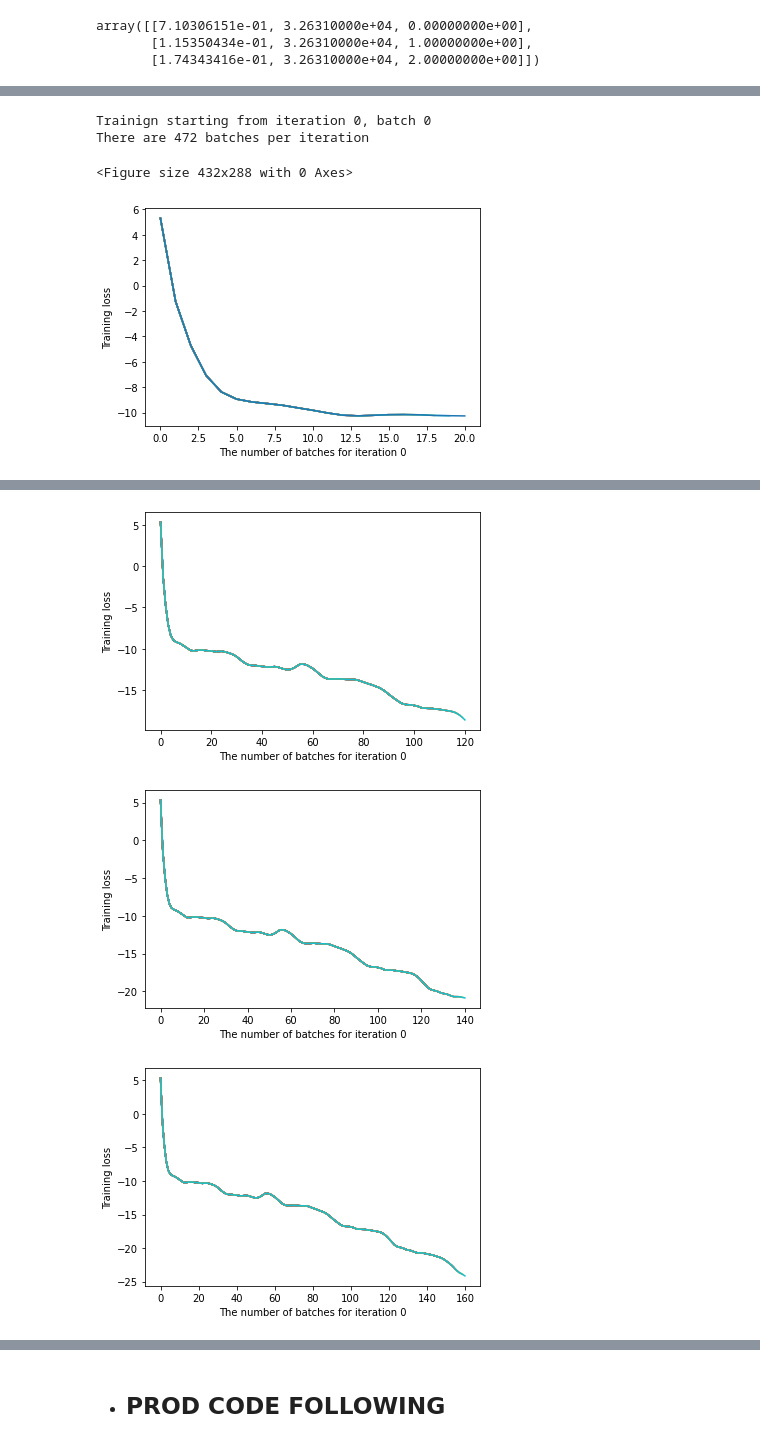
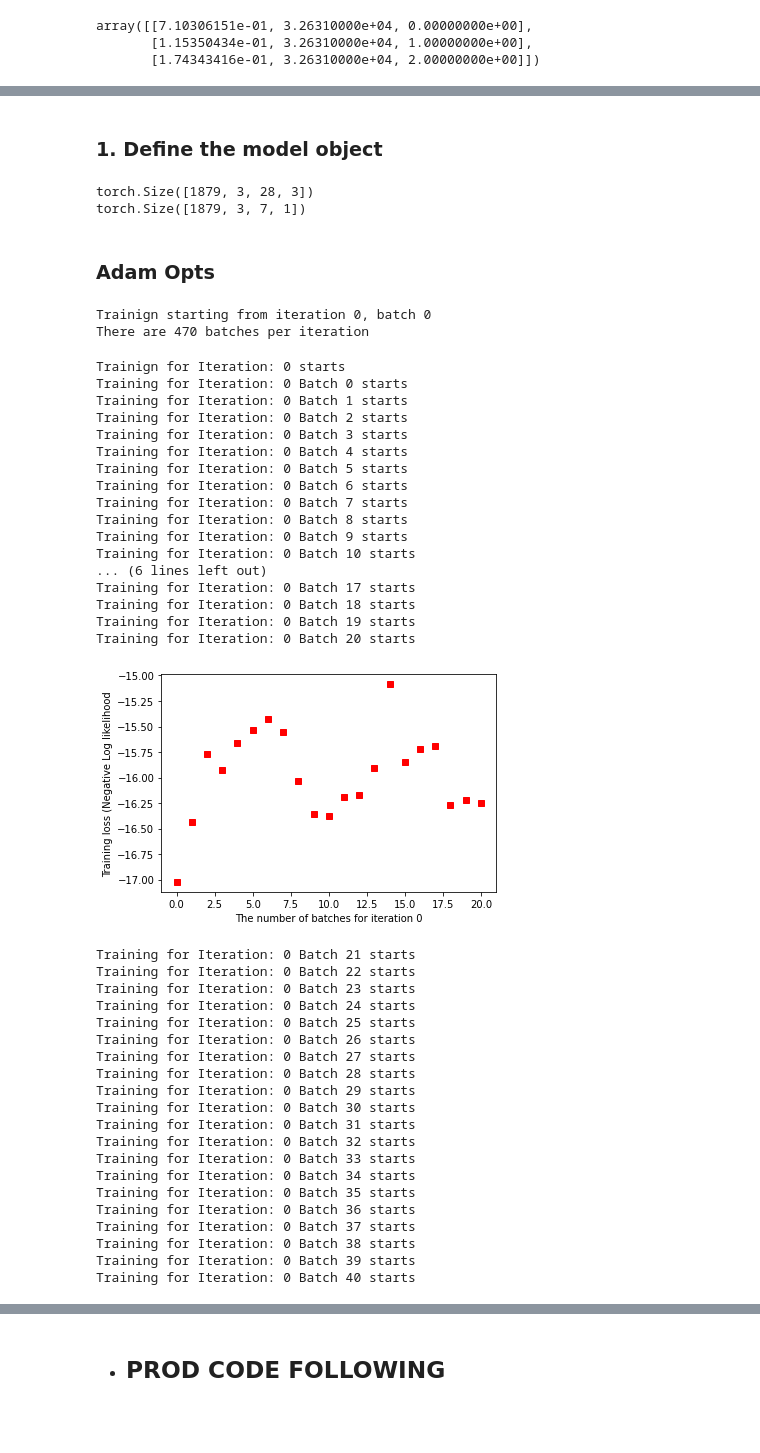
Before and after one commit to RobbenRibery/TimeSeries-Probalistic-TopDown-Drichilet, a Jupyter notebook: notebook/feature_generation_training.ipynb, the cells around one changed output, grey strips where cells are left out. Cells and saved outputs as stored; diff of their text form; code cells hidden in the pictures.

```diff
--- a/notebook/feature_generation_training.ipynb
+++ b/notebook/feature_generation_training.ipynb
@@ -353,3 +360,10 @@ input_array[0,:,0,:]
 array([[7.10306151e-01, 3.26310000e+04, 0.00000000e+00],
        [1.15350434e-01, 3.26310000e+04, 1.00000000e+00],
        [1.74343416e-01, 3.26310000e+04, 2.00000000e+00]])
+# %%
+train_input_array, train_target_array = preprocessing.pre_processing_main(
+    sales_train_validation,
+    cat_to_dix,
+    History,
+    Forward,
+)
@@ -356,7 +423,12 @@ array([[7.10306151e-01, 3.26310000e+04, 0.00000000e+00],
+# %% [markdown]
+### 1. Define the model object
 # %%
 ### convert np array into torch array
-input_tensor = torch.tensor(input_array).float()
-target_tensor = torch.tensor(target_array).float()
+input_tensor = torch.tensor(train_input_array).float()
+target_tensor = torch.tensor(train_target_array).float()
+
+print(input_tensor.shape)
+print(target_tensor.shape)
 
 ###---------- dimension on the model hypter-parameters from the paper ------------ ######
 no_child = 3060
@@ -397,3 +469,6 @@ n_epochs = 50
 target_len = Forward
 batch_size = 4
 l_r = 0.00079
+# %% [output]
+torch.Size([1879, 3, 28, 3])
+torch.Size([1879, 3, 7, 1])
@@ -400,7 +486,56 @@ l_r = 0.00079
+# %% [markdown]
+### Adam Opts
 # %%
-model, iter_losses = proption_model.train_model(p_model, input_tensor, target_tensor, n_epochs, target_len, batch_size, l_r,)
+## Training without gradient clipping
+model, iter_losses = proption_model.train_model(
+    p_model,
+    input_tensor,
+    target_tensor,
+    n_epochs,
+    target_len,
+    batch_size,
+    l_r,
+    clip = True,
+    tracing = True,
+    )
 # %% [output]
 Trainign starting from iteration 0, batch 0
-There are 472 batches per iteration
+There are 470 batches per iteration
-<Figure size 432x288 with 0 Axes>
+Trainign for Iteration: 0 starts
+Training for Iteration: 0 Batch 0 starts
+Training for Iteration: 0 Batch 1 starts
+Training for Iteration: 0 Batch 2 starts
+Training for Iteration: 0 Batch 3 starts
+Training for Iteration: 0 Batch 4 starts
+Training for Iteration: 0 Batch 5 starts
+Training for Iteration: 0 Batch 6 starts
+Training for Iteration: 0 Batch 7 starts
+Training for Iteration: 0 Batch 8 starts
+Training for Iteration: 0 Batch 9 starts
+Training for Iteration: 0 Batch 10 starts
+... (6 lines left out)
+Training for Iteration: 0 Batch 17 starts
+Training for Iteration: 0 Batch 18 starts
+Training for Iteration: 0 Batch 19 starts
+Training for Iteration: 0 Batch 20 starts
-[figure, old version]
+[figure, new version]
+Training for Iteration: 0 Batch 21 starts
+Training for Iteration: 0 Batch 22 starts
+Training for Iteration: 0 Batch 23 starts
+Training for Iteration: 0 Batch 24 starts
+Training for Iteration: 0 Batch 25 starts
+Training for Iteration: 0 Batch 26 starts
+Training for Iteration: 0 Batch 27 starts
+Training for Iteration: 0 Batch 28 starts
+Training for Iteration: 0 Batch 29 starts
+Training for Iteration: 0 Batch 30 starts
+Training for Iteration: 0 Batch 31 starts
+Training for Iteration: 0 Batch 32 starts
+Training for Iteration: 0 Batch 33 starts
+Training for Iteration: 0 Batch 34 starts
+Training for Iteration: 0 Batch 35 starts
+Training for Iteration: 0 Batch 36 starts
+Training for Iteration: 0 Batch 37 starts
+Training for Iteration: 0 Batch 38 starts
+Training for Iteration: 0 Batch 39 starts
+Training for Iteration: 0 Batch 40 starts
@@ -411,3 +605,0 @@ There are 472 batches per iteration
-[figure, removed]
-[figure, removed]
-[figure, removed]
```
Also changed, not shown: parts of 12 cells of this notebook, 12 other files.
